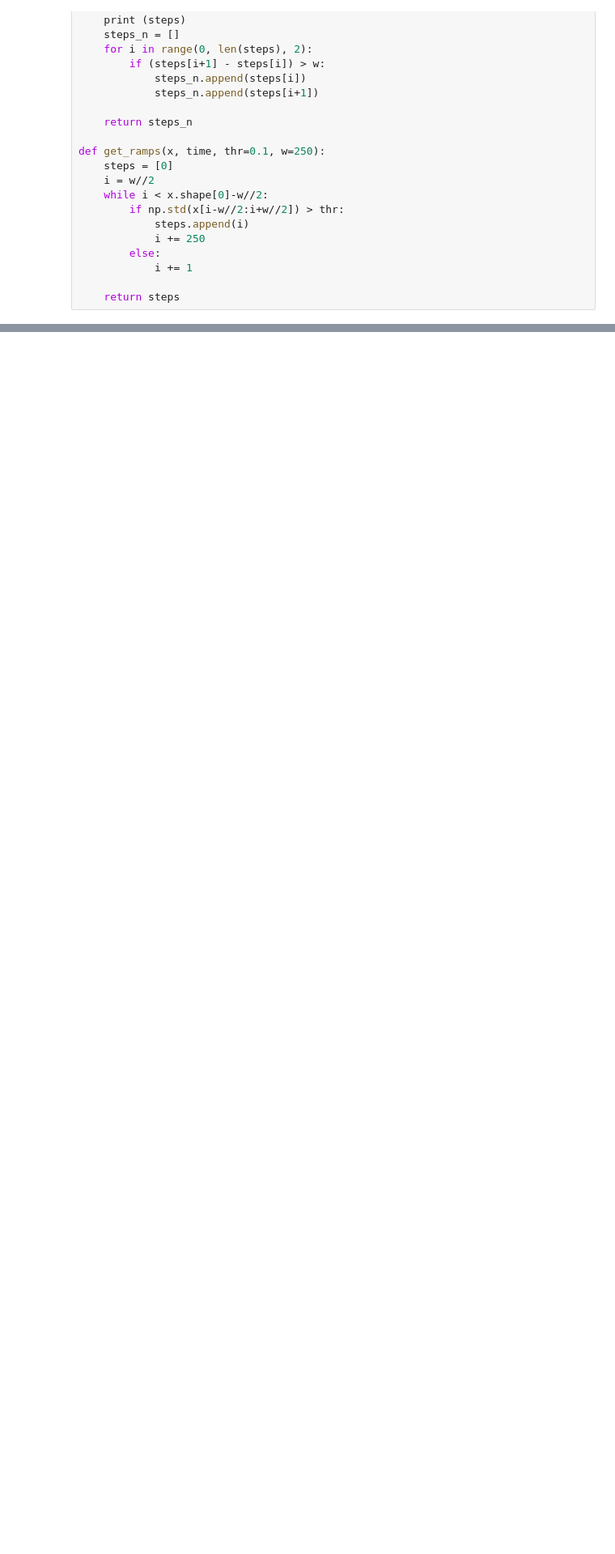
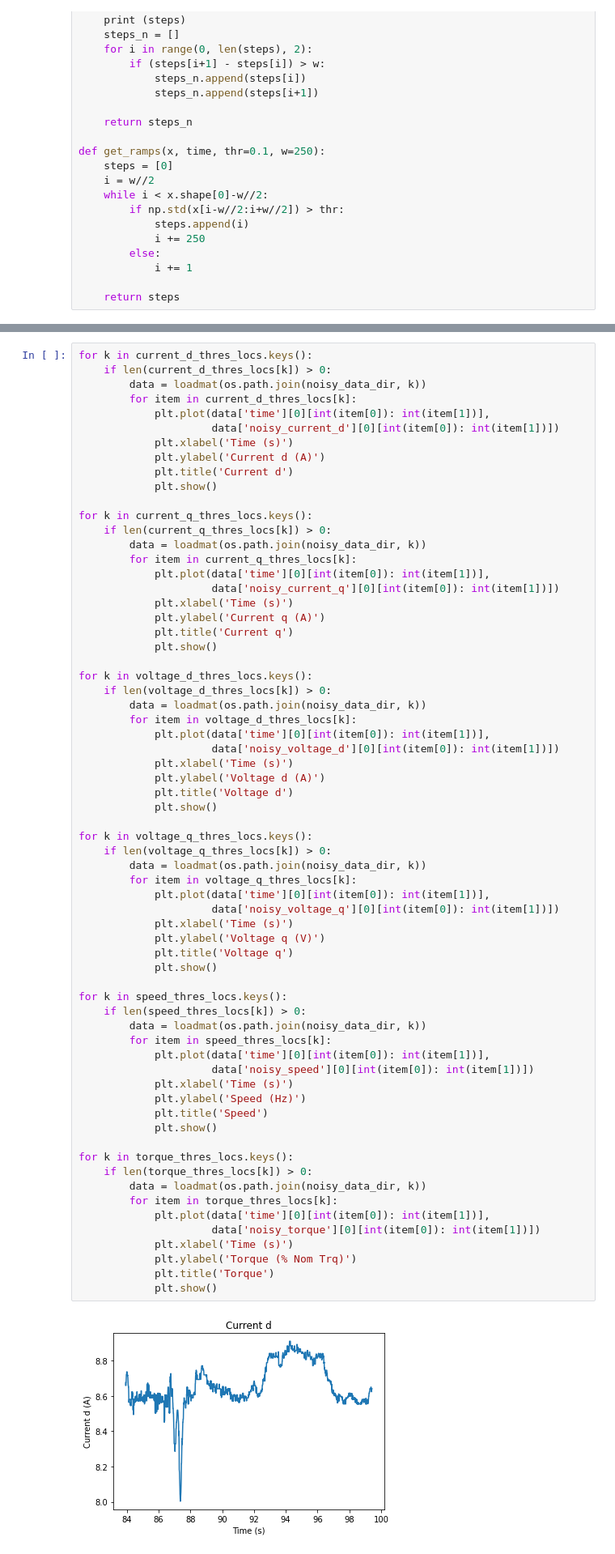
Before and after one commit to sagarverma/TemporalNeuralDenoisers, a Jupyter notebook: notebooks/noise_modeling.ipynb, the cells around one changed output, grey strips where cells are left out. Shown at 81% size. Drawn from its saved outputs; the diff is of its cells as text; blank space fills up the shorter version.

```diff
--- a/notebooks/noise_modeling.ipynb
+++ b/notebooks/noise_modeling.ipynb
@@ -149,0 +161,68 @@ plt.show()
+# %%
+for k in current_d_thres_locs.keys():
+    if len(current_d_thres_locs[k]) > 0:
+        data = loadmat(os.path.join(noisy_data_dir, k))
+        for item in current_d_thres_locs[k]:
+            plt.plot(data['time'][0][int(item[0]): int(item[1])],
+                     data['noisy_current_d'][0][int(item[0]): int(item[1])])
+            plt.xlabel('Time (s)')
+            plt.ylabel('Current d (A)')
+            plt.title('Current d')
+            plt.show()
+
+for k in current_q_thres_locs.keys():
+    if len(current_q_thres_locs[k]) > 0:
+        data = loadmat(os.path.join(noisy_data_dir, k))
+        for item in current_q_thres_locs[k]:
+            plt.plot(data['time'][0][int(item[0]): int(item[1])],
+                     data['noisy_current_q'][0][int(item[0]): int(item[1])])
+            plt.xlabel('Time (s)')
+            plt.ylabel('Current q (A)')
+            plt.title('Current q')
+            plt.show()
+
+for k in voltage_d_thres_locs.keys():
+    if len(voltage_d_thres_locs[k]) > 0:
+        data = loadmat(os.path.join(noisy_data_dir, k))
+        for item in voltage_d_thres_locs[k]:
+            plt.plot(data['time'][0][int(item[0]): int(item[1])],
+                     data['noisy_voltage_d'][0][int(item[0]): int(item[1])])
+            plt.xlabel('Time (s)')
+            plt.ylabel('Voltage d (A)')
+            plt.title('Voltage d')
+            plt.show()
+
+for k in voltage_q_thres_locs.keys():
+    if len(voltage_q_thres_locs[k]) > 0:
+        data = loadmat(os.path.join(noisy_data_dir, k))
+        for item in voltage_q_thres_locs[k]:
+            plt.plot(data['time'][0][int(item[0]): int(item[1])],
+                     data['noisy_voltage_q'][0][int(item[0]): int(item[1])])
+            plt.xlabel('Time (s)')
+            plt.ylabel('Voltage q (V)')
+            plt.title('Voltage q')
+            plt.show()
+
+for k in speed_thres_locs.keys():
+    if len(speed_thres_locs[k]) > 0:
+        data = loadmat(os.path.join(noisy_data_dir, k))
+        for item in speed_thres_locs[k]:
+            plt.plot(data['time'][0][int(item[0]): int(item[1])],
+                     data['noisy_speed'][0][int(item[0]): int(item[1])])
+            plt.xlabel('Time (s)')
+            plt.ylabel('Speed (Hz)')
+            plt.title('Speed')
+            plt.show()
+
+for k in torque_thres_locs.keys():
+    if len(torque_thres_locs[k]) > 0:
+        data = loadmat(os.path.join(noisy_data_dir, k))
+        for item in torque_thres_locs[k]:
+            plt.plot(data['time'][0][int(item[0]): int(item[1])],
+                     data['noisy_torque'][0][int(item[0]): int(item[1])])
+            plt.xlabel('Time (s)')
+            plt.ylabel('Torque (% Nom Trq)')
+            plt.title('Torque')
+            plt.show()
+# %% [output]
+[figure, added]
```
Also changed, not shown: parts of 10 cells of this notebook, 6 other files.
